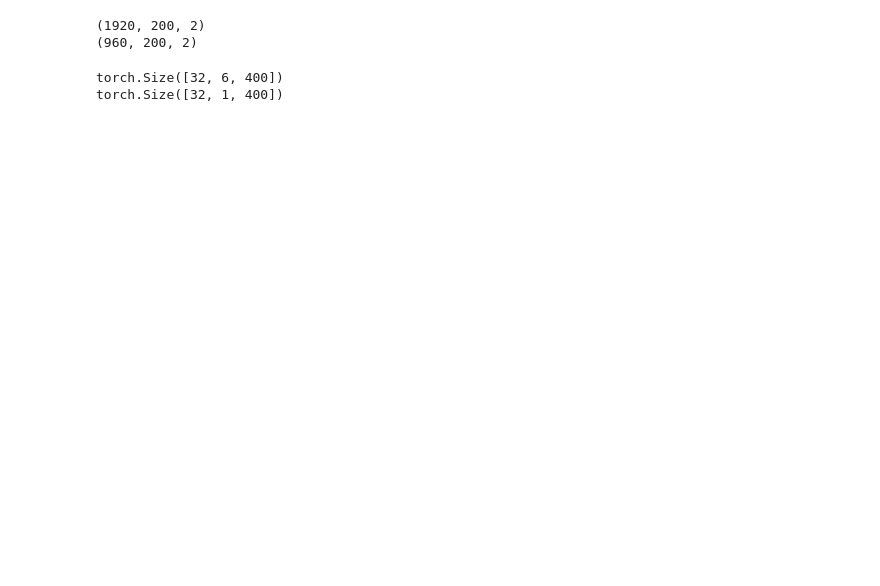
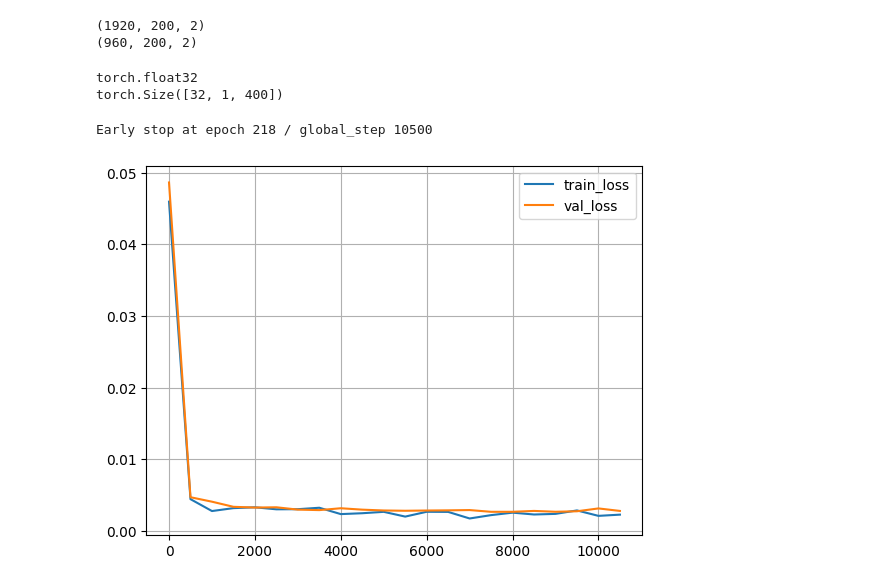
Before and after one commit to Brynn-jx/BJTU_DeepLearning, a Jupyter notebook: 大作业.ipynb, the cells around one changed output. Saved outputs shown, nothing was run; the diff lists cells and outputs as text; code cells hidden in the pictures; blank space fills up the shorter version.

```diff
--- a/大作业.ipynb
+++ b/大作业.ipynb
@@ -45 +55,4 @@ print(test_ds.shape)
+# %%
+def min_max_denormalize(normalized_tensor, min_val, max_val):
+    return normalized_tensor * (max_val - min_val) + min_val
 # %%
@@ -90,11 +99,11 @@ train_dl = DataLoader(train_ds, batch_size=32, shuffle=False)
 test_dl = DataLoader(test_ds, batch_size=32, shuffle=False)
 # %%
-for i, (x, y) in enumerate(train_dl):
-    print(x.shape)
+for i, (x, y) in enumerate(test_dl):
+    print(x.dtype)
     print(y.shape)
     break
 # %% [output]
-torch.Size([32, 6, 400])
+torch.float32
 torch.Size([32, 1, 400])
 # %%
 from sklearn.metrics import accuracy_score
@@ -135,13 +169,23 @@ def evaluating(model, dataloader, loss_fct, flag=True):
 # %%
-class RNN(nn.Module):
+class TrafficModel(nn.Module):
     def __init__(self, input_size, hidden_size, output_size):
         super().__init__()
-        self.rnn = nn.RNN(input_size, hidden_size, num_layers=1, batch_first=True, nonlinearity='tanh')
+        self.lstm = nn.LSTM(input_size, hidden_size, num_layers=1, batch_first=True)
         # RNN的输出是hidden_size
+        # self.y = nn.Sequential(
+        #     nn.Linear(hidden_size, 256),
+        #     nn.Linear(256, output_size),
+        # )
         self.y = nn.Linear(hidden_size, output_size)
 
 
     def forward(self, x):
-        output, hidden = self.rnn(x)
+        output, (hidden, cell) = self.lstm(x)
         hidden = self.y(hidden)
         return  output, hidden
+# %%
+# 多目标损失函数
+def loss_fn(pred, target):
+    mae = nn.L1Loss()(pred, target)
+    mse = nn.MSELoss()(pred, target)
+    return 0.7 * mae + 0.3 * mse  # 平衡误差敏感性
@@ -147,0 +292,30 @@ class RNN(nn.Module):
+# %%
+epoch = 1000
+model = TrafficModel(400, 128, 400)
+loss_fct = loss_fn
+optimizer = torch.optim.Adam(model.parameters(), lr=1e-3)
+early_stop_callback = EarlyStopCallback(patience=5)
+model = model.to(device)
+record = training(
+    model,
+    train_dl,
+    val_dl,
+    epoch,
+    loss_fct,
+    optimizer,
+    early_stop_callback=early_stop_callback,
+    eval_step=500,
+    flag=True,
+    )
+# %% [output]
+Early stop at epoch 218 / global_step 10500
+# %%
+step = [i["step"] for i in record["train"]]
+loss = [i["loss"] for i in record["train"]]
+plt.plot(step[::500], loss[::500], label="train_loss")
+plt.plot([i["step"] for i in record["val"]], [i["loss"] for i in record["val"]], label="val_loss")
+plt.grid()
+plt.legend()
+plt.show()
+# %% [output]
+[figure, added]
```
Also changed, not shown: parts of 12 cells of this notebook.
